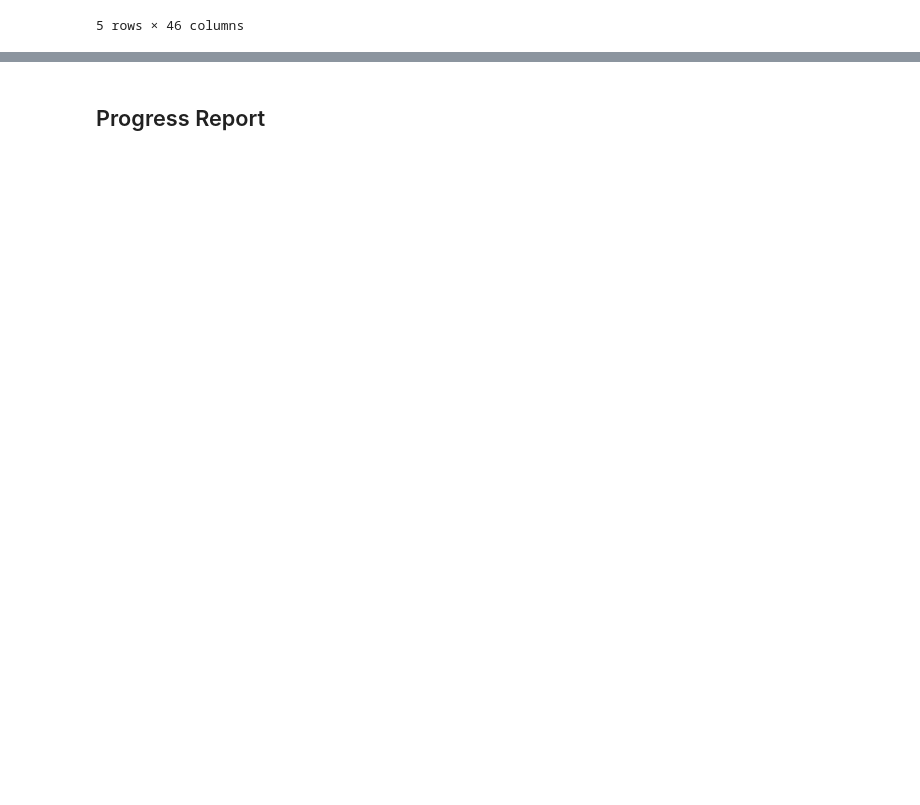
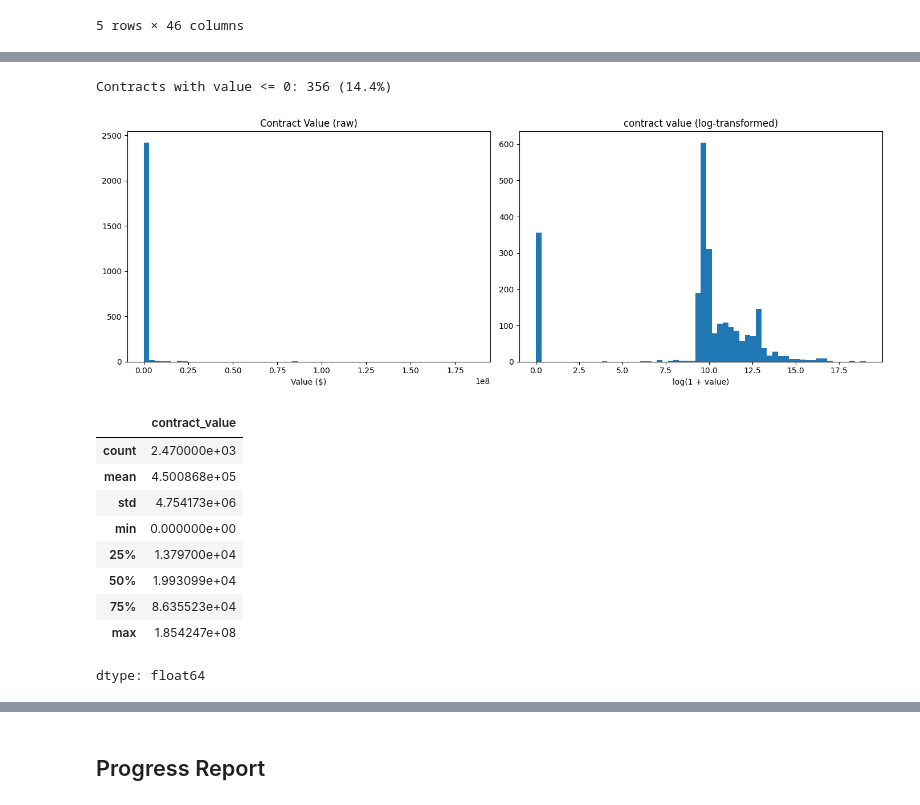
Before and after one commit to arriyan-aa/AA_Final_Project, a Jupyter notebook: notebook.ipynb, the cells around one changed output, grey strips where cells are left out. Drawn from its saved outputs; the diff is of its cells as text; code cells hidden in the pictures; blank space fills up the shorter version.

Commit message:
adding more graphs

```diff
--- a/notebook.ipynb
+++ b/notebook.ipynb
@@ -103,0 +154,10 @@ ministers_office has 2334 missing, meaning only 136 contracts have anything for
+# %%
+# handling rest of small count missing fields
+small_missing_cols = [
+    'procurement_id', 'commodity_type', 'commodity_code', 'country_of_vendor',
+    'solicitation_procedure', 'trade_agreement_exceptions', 'intellectual_property',
+    'former_public_servant', 'instrument_type', 'reporting_period']
+for col in small_missing_cols:
+    if df[col].dtype == 'object':
+        df[col] = df[col].fillna('unknown')
+display(df[df['original_value'].isna()][['reference_number', 'contract_value', 'original_value']])
@@ -103,0 +235,17 @@ ministers_office has 2334 missing, meaning only 136 contracts have anything for
+# %%
+# generate plain english flag (in success criteria)
+def flag_reason(row, threshold=2.0):
+    z = row['value_zscore_fallback']
+    if pd.isna(z):
+        return None
+    if abs(z) < threshold:
+        return None
+    direction = "high" if z > 0 else "low"
+    basis = "department and category" if row['group_reliable'] else "department (category too small to compare)"
+    return f"This contract's value is unusually {direction} compared to similar contracts in the same {basis}."
+df['flag_reason'] = df.apply(flag_reason, axis=1)
+df['is_flagged'] = df['flag_reason'].notna()
+print(f"Flagged contracts: {df['is_flagged'].sum()} of {len(df)} ({df['is_flagged'].mean():.1%})")
+display(df[df['is_flagged']][['reference_number', 'vendor_name', 'contract_value',
+                                'value_zscore_fallback', 'flag_reason']].sort_values(
+                                'value_zscore_fallback', key=abs, ascending=False).head(10))
@@ -103,0 +279,28 @@ ministers_office has 2334 missing, meaning only 136 contracts have anything for
+# %%
+# value distribution plot:
+n_nonpositive = (df['contract_value'] <= 0).sum()
+print(f"Contracts with value <= 0: {n_nonpositive} ({n_nonpositive/len(df):.1%})")
+df['log_contract_value'] = np.log1p(df['contract_value'].clip(lower=0))
+fig, axes = plt.subplots(1, 2, figsize=(14, 5))
+axes[0].hist(df['contract_value'], bins=60)
+axes[0].set_title('Contract Value (raw)')
+axes[0].set_xlabel('Value ($)')
+axes[1].hist(df['log_contract_value'], bins=60)
+axes[1].set_title('contract value (log-transformed)')
+axes[1].set_xlabel('log(1 + value)')
+plt.tight_layout()
+plt.show()
+df['contract_value'].describe()
+# %% [output]
+Contracts with value <= 0: 356 (14.4%)
+[figure, added]
+|  | contract_value |
+| count | 2.470000e+03 |
+| mean | 4.500868e+05 |
+| std | 4.754173e+06 |
+| min | 0.000000e+00 |
+| 25% | 1.379700e+04 |
+| 50% | 1.993099e+04 |
+| 75% | 8.635523e+04 |
+| max | 1.854247e+08 |
+dtype: float64
```
Also changed, not shown: parts of 28 cells of this notebook.
